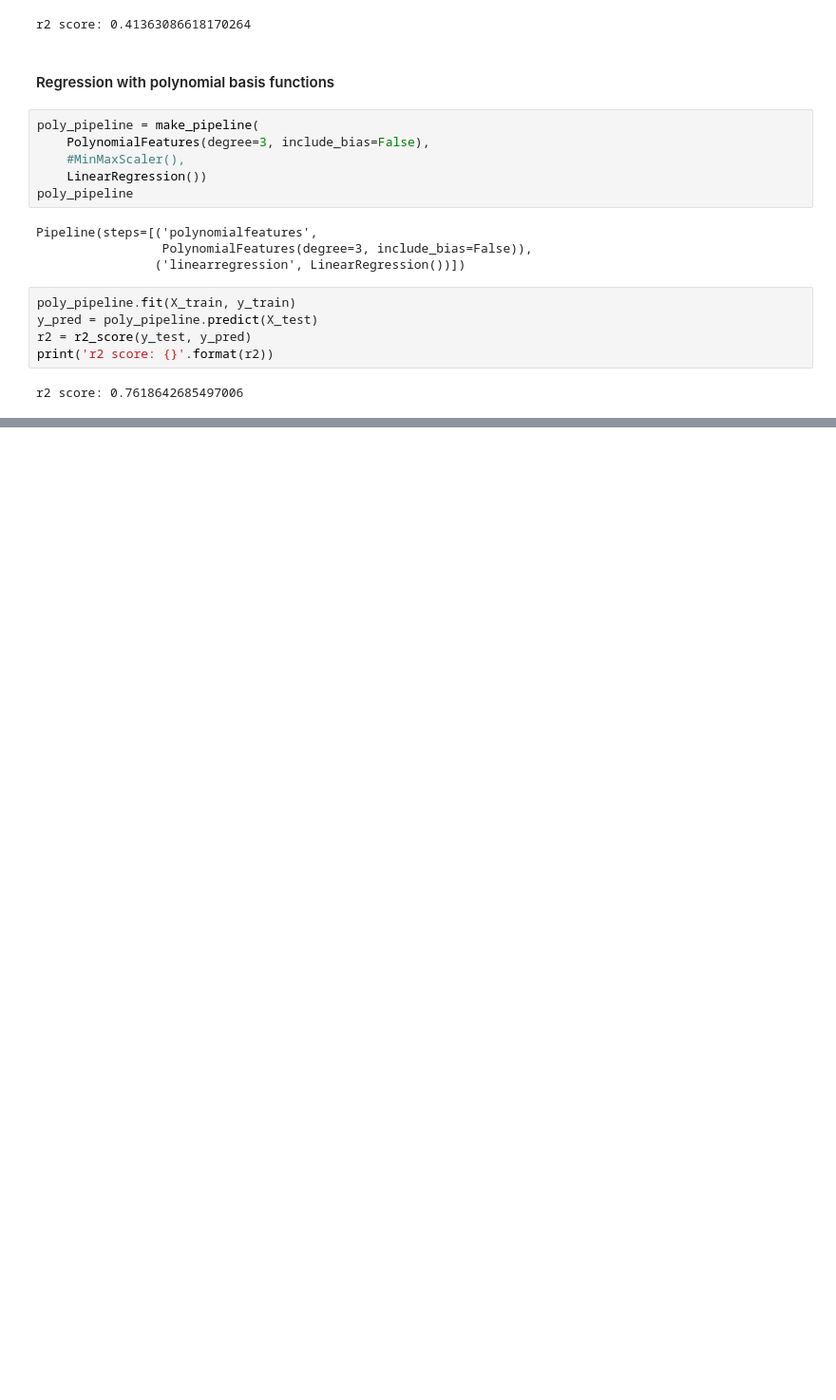
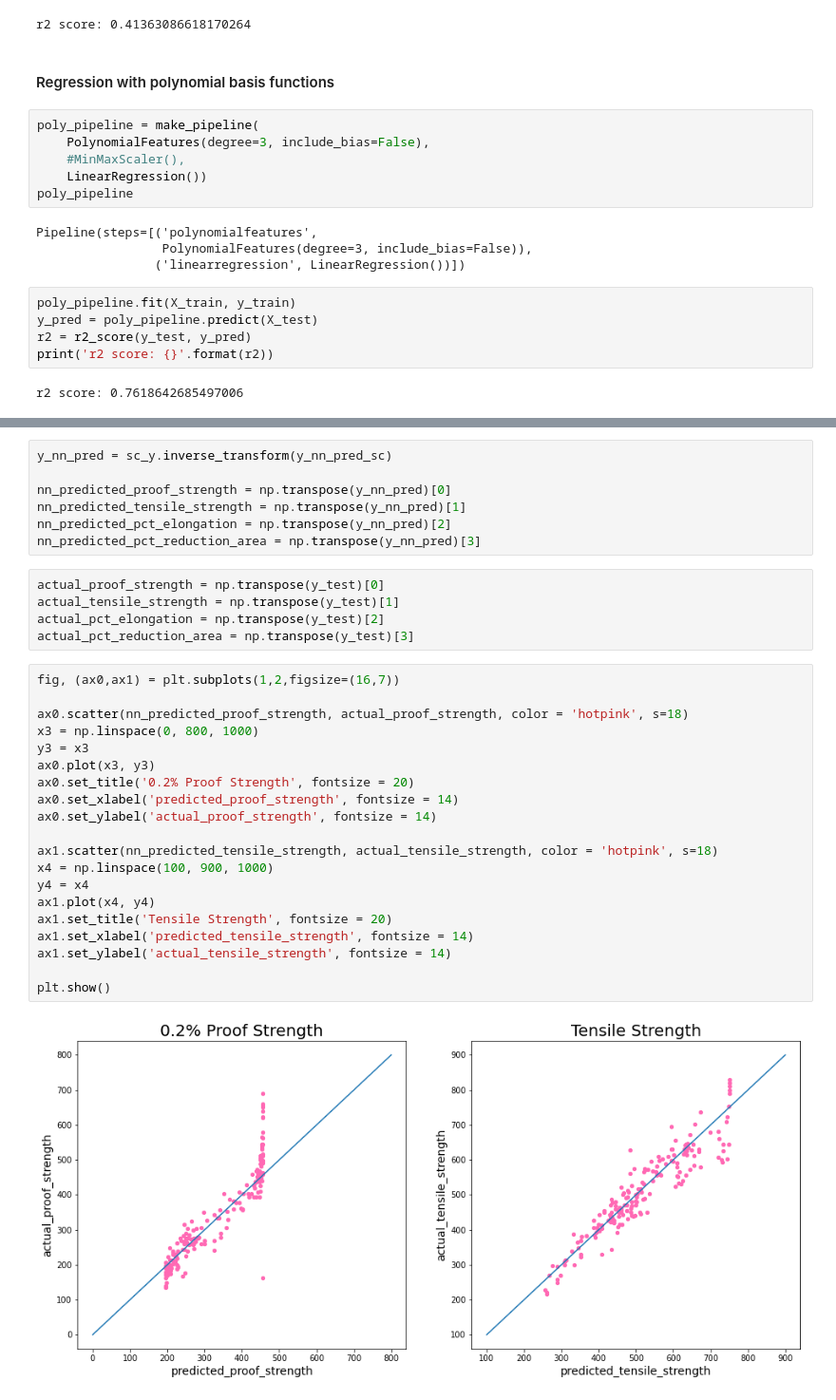
Before and after one commit to naqibasri/Mechanical-properties-prediction-of-low-alloy-steels-based-on-their-material-compositions-by-weight-, a Jupyter notebook: Mechanical properties prediction of low alloy steels based on their material compositions by weight percentages.ipynb, the cells around one changed output, grey strips where cells are left out. Shown: that part at 95% size. Drawn from its saved outputs; the diff is of its cells as text; blank space fills up the shorter version.

```diff
--- a/Mechanical properties prediction of low alloy steels based on their material compositions by weight percentages.ipynb
+++ b/Mechanical properties prediction of low alloy steels based on their material compositions by weight percentages.ipynb
@@ -521,0 +597,34 @@ r2 score: 0.7618642685497006
+# %%
+y_nn_pred = sc_y.inverse_transform(y_nn_pred_sc)
+
+nn_predicted_proof_strength = np.transpose(y_nn_pred)[0]
+nn_predicted_tensile_strength = np.transpose(y_nn_pred)[1]
+nn_predicted_pct_elongation = np.transpose(y_nn_pred)[2]
+nn_predicted_pct_reduction_area = np.transpose(y_nn_pred)[3]
+# %%
+actual_proof_strength = np.transpose(y_test)[0]
+actual_tensile_strength = np.transpose(y_test)[1]
+actual_pct_elongation = np.transpose(y_test)[2]
+actual_pct_reduction_area = np.transpose(y_test)[3]
+# %%
+fig, (ax0,ax1) = plt.subplots(1,2,figsize=(16,7))
+
+ax0.scatter(nn_predicted_proof_strength, actual_proof_strength, color = 'hotpink', s=18)
+x3 = np.linspace(0, 800, 1000)
+y3 = x3
+ax0.plot(x3, y3)
+ax0.set_title('0.2% Proof Strength', fontsize = 20)
+ax0.set_xlabel('predicted_proof_strength', fontsize = 14)
+ax0.set_ylabel('actual_proof_strength', fontsize = 14)
+
+ax1.scatter(nn_predicted_tensile_strength, actual_tensile_strength, color = 'hotpink', s=18)
+x4 = np.linspace(100, 900, 1000)
+y4 = x4
+ax1.plot(x4, y4)
+ax1.set_title('Tensile Strength', fontsize = 20)
+ax1.set_xlabel('predicted_tensile_strength', fontsize = 14)
+ax1.set_ylabel('actual_tensile_strength', fontsize = 14)
+
+plt.show()
+# %% [output]
+[figure, added]
```
Also changed, not shown: parts of 15 cells of this notebook.
